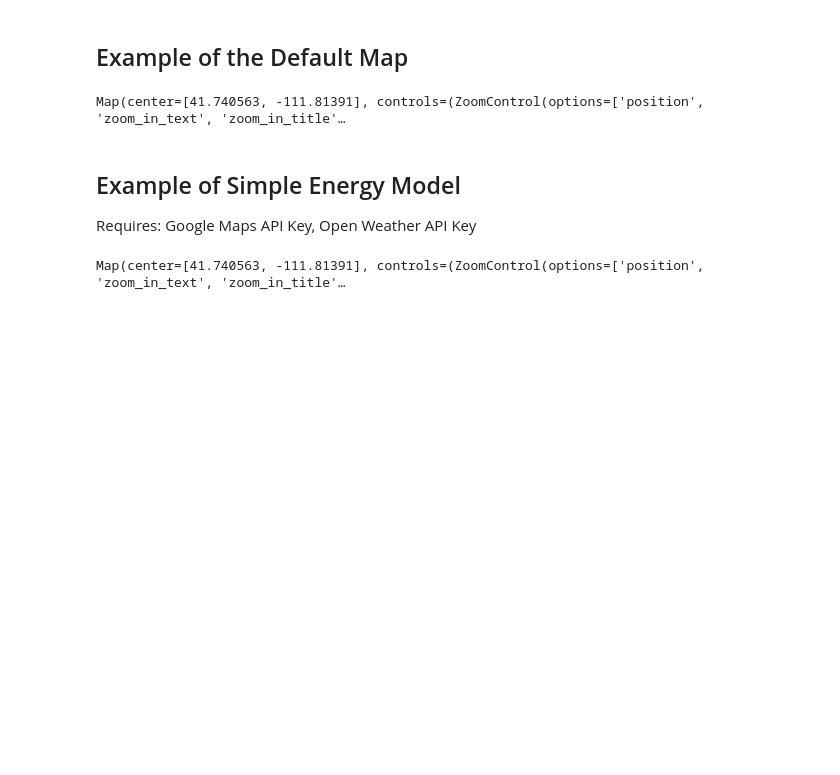
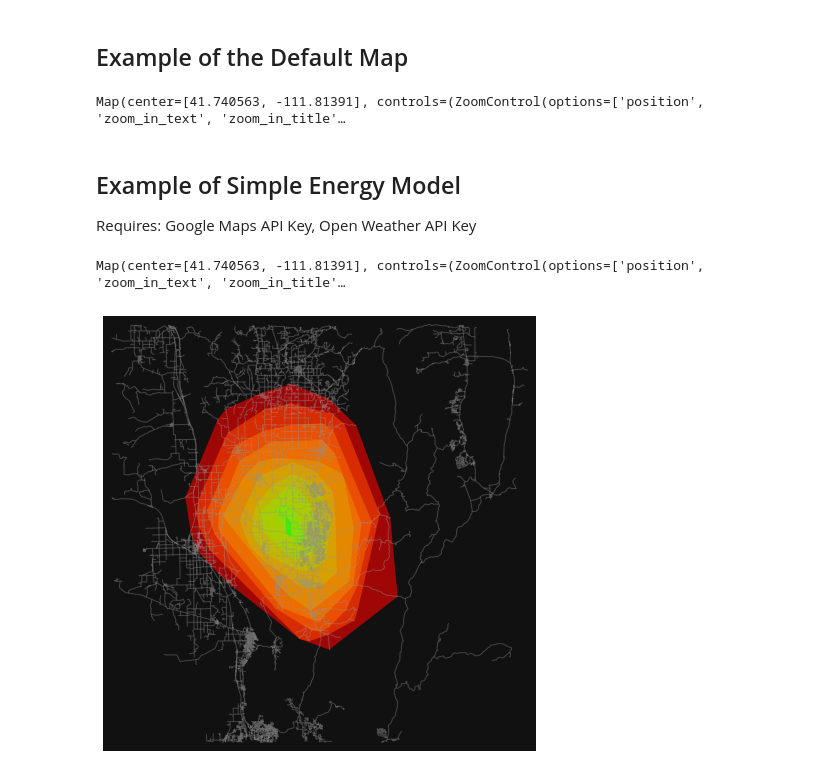
Before and after one commit to DIRECTLab/EVPRE, a Jupyter notebook: main.ipynb, the cells around one changed output. Cells and saved outputs as stored; diff of their text form; code cells hidden in the pictures; blank space fills up the shorter version.

Commit message:
Implemented isochrone with simple energy model

```diff
--- a/main.ipynb
+++ b/main.ipynb
@@ -30,3 +32,8 @@ route_map_simple_e = route_estimator_simple_model.create_map()
 route_map_simple_e
 # %% [output]
 Map(center=[41.740563, -111.81391], controls=(ZoomControl(options=['position', 'zoom_in_text', 'zoom_in_title'…
+# %%
+range_estimator_simple_model = RangeEstimator(Config(), route_estimator_simple_model.get_graph())
+range_estimator_simple_model.generate_isochrone()
+# %% [output]
+[figure, added]
```
Also changed, not shown: parts of 1 cell of this notebook, 2 other files.
